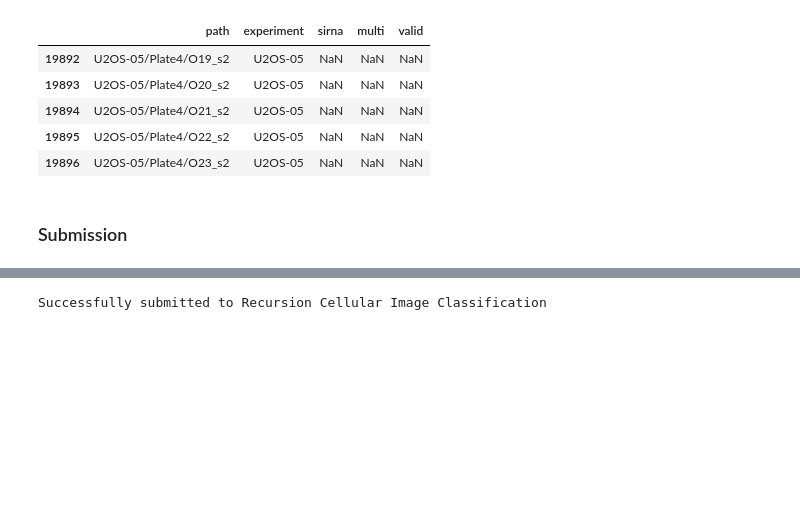
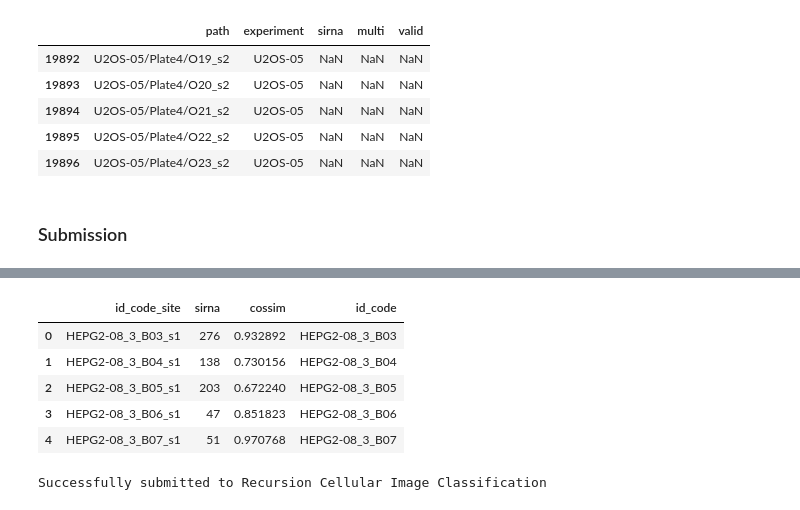
Before and after one commit to MicPie/recursion-cellular-image-classification, a Jupyter notebook: rcic_v32_efficientnet-b3_celltype_plate-group-exp_Full.ipynb, the cells around one changed output, grey strips where cells are left out. Saved outputs shown, nothing was run; the diff lists cells and outputs as text; code cells hidden in the pictures; blank space fills up the shorter version.

```diff
--- a/rcic_v32_efficientnet-b3_celltype_plate-group-exp_Full.ipynb
+++ b/rcic_v32_efficientnet-b3_celltype_plate-group-exp_Full.ipynb
@@ -2197,2 +2267,11 @@ df_preds.sort_values('id_code').head(10)
+# %%
+df_pred_pg0.head()
+# %% [output]
+|  | id_code_site | sirna | cossim | id_code |
+| 0 | HEPG2-08_3_B03_s1 | 276 | 0.932892 | HEPG2-08_3_B03 |
+| 1 | HEPG2-08_3_B04_s1 | 138 | 0.730156 | HEPG2-08_3_B04 |
+| 2 | HEPG2-08_3_B05_s1 | 203 | 0.672240 | HEPG2-08_3_B05 |
+| 3 | HEPG2-08_3_B06_s1 | 47 | 0.851823 | HEPG2-08_3_B06 |
+| 4 | HEPG2-08_3_B07_s1 | 51 | 0.970768 | HEPG2-08_3_B07 |
 # %%
 # 'effnet/adacos_efficientnet_b3_ct_pg_exp_Pre060e050Full045_190825'
```
Also changed, not shown: parts of 33 cells of this notebook, 3 other files.
